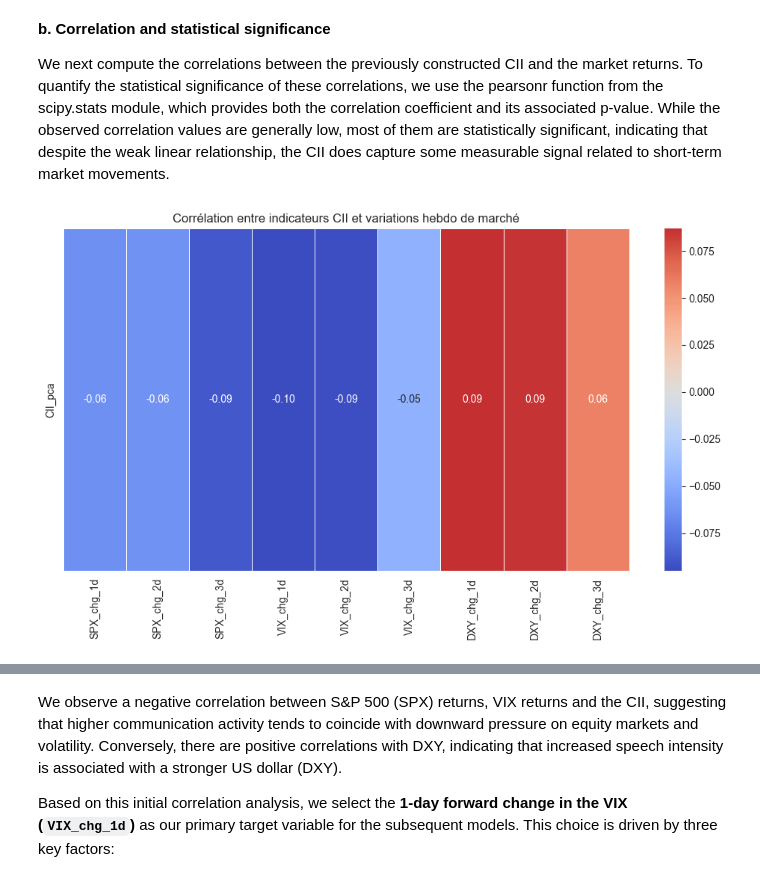
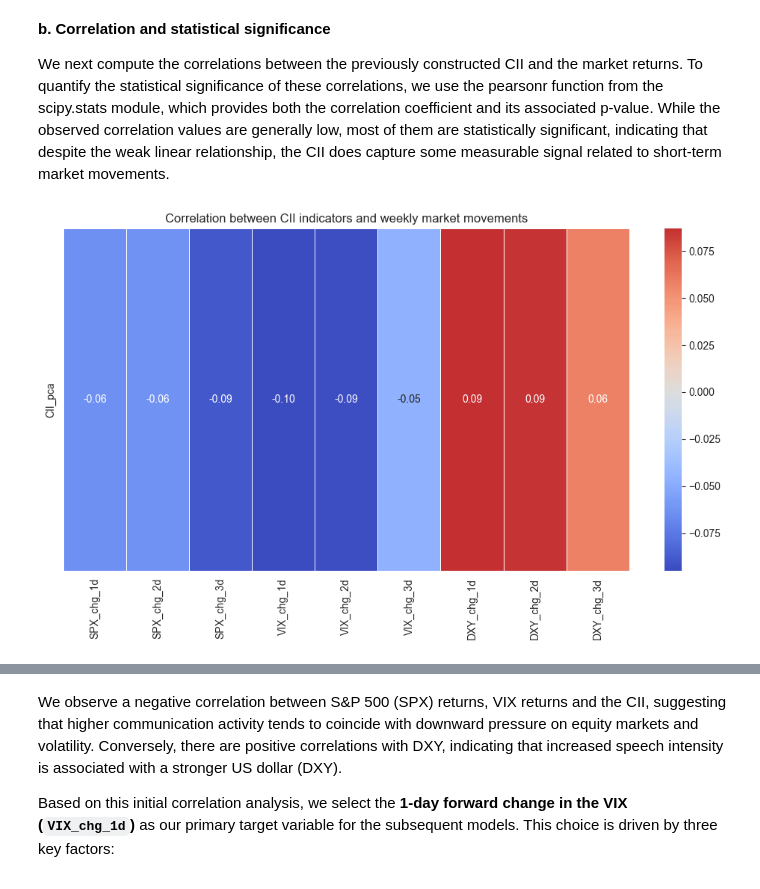
Before and after one commit to nonnen96/fed-communication-saturation, a Jupyter notebook: work_new_version .ipynb, the cells around one changed output, grey strips where cells are left out. Drawn from its saved outputs; the diff is of its cells as text; code cells hidden in the pictures.

```diff
--- a/work_new_version .ipynb
+++ b/work_new_version .ipynb
@@ -1479,20 +1453,20 @@ We next compute the correlations between the previously constructed CII and the
 # %%
 features = ["CII_pca"]
 
 market_cols = ["SPX_chg_1d","SPX_chg_2d","SPX_chg_3d",
                "VIX_chg_1d","VIX_chg_2d","VIX_chg_3d",
                "DXY_chg_1d","DXY_chg_2d","DXY_chg_3d"]
 
 corr_matrix = df_merge[features + market_cols].corr().loc[features, market_cols]
 
 # Plot Heatmap
 plt.figure(figsize=(10, 6))
 sns.heatmap(corr_matrix, annot=True, cmap="coolwarm", center=0,fmt=".2f", linewidths=0.5)
-plt.title("Corrélation entre indicateurs CII et variations hebdo de marché")
+plt.title("Correlation between CII indicators and weekly market movements")
 plt.tight_layout()
 plt.show()
 # %% [output]
-[figure, old version]
+[figure, new version]
 # %%
 results = []
 for f in features:
```
Also changed, not shown: parts of 14 cells of this notebook.
